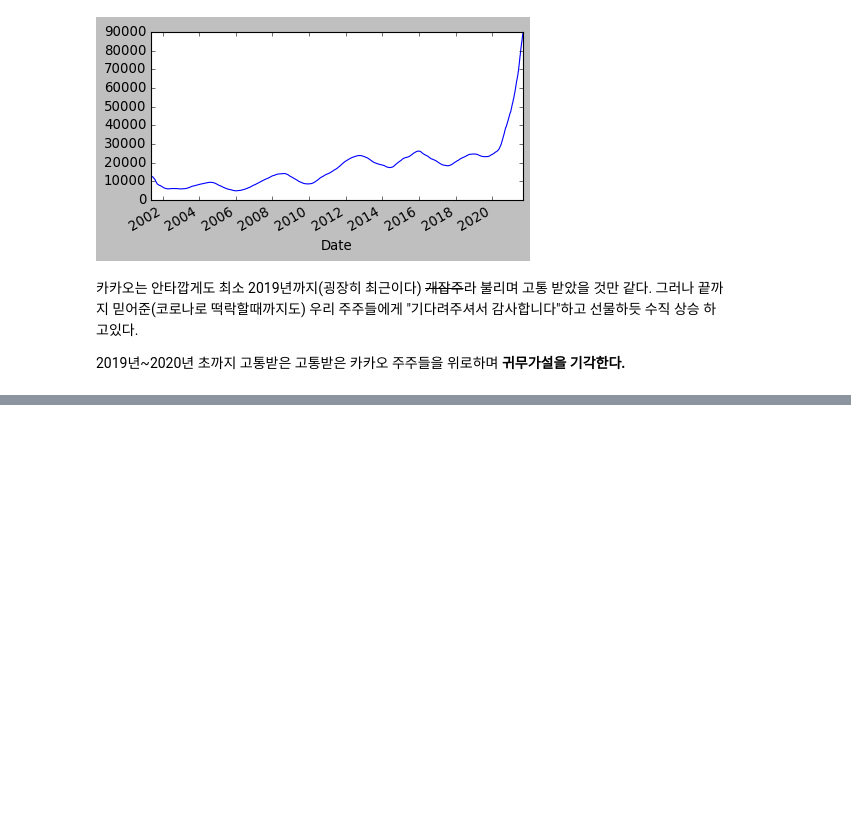
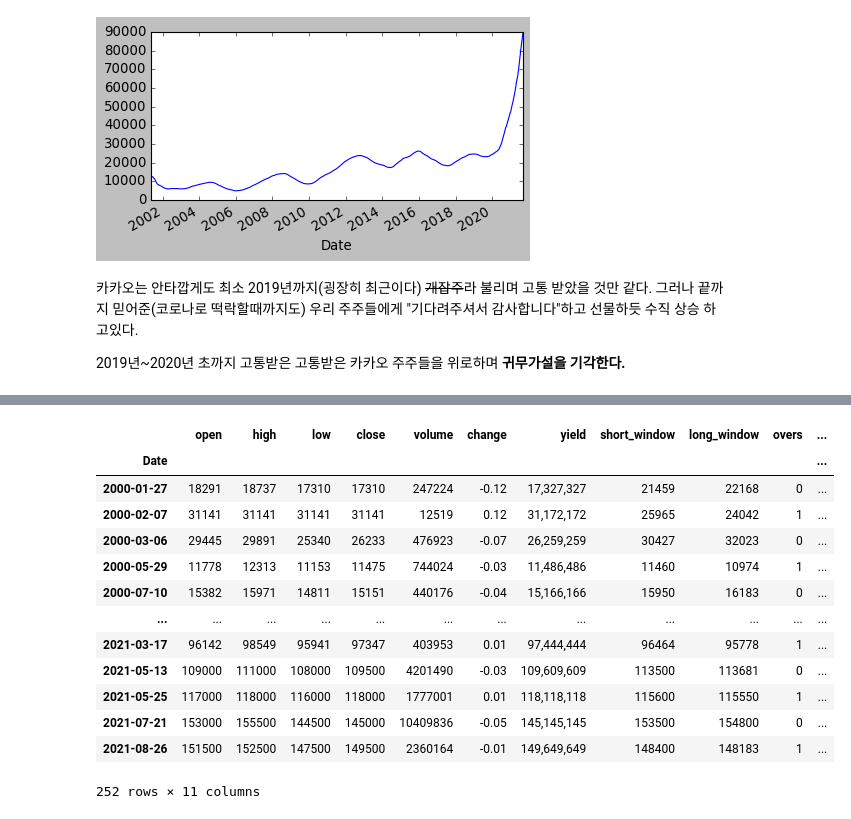
Before and after one commit to sw-song/kaggle-study, a Jupyter notebook: 00_04_backtesting/test.ipynb, the cells around one changed output, grey strips where cells are left out. Drawn from its saved outputs; the diff is of its cells as text; code cells hidden in the pictures; blank space fills up the shorter version.

```diff
--- a/00_04_backtesting/test.ipynb
+++ b/00_04_backtesting/test.ipynb
@@ -157,0 +334,17 @@ kakao_moving_avg_365.plot();
+# %%
+stock_kakao[stock_kakao['signal'] != 0]
+# %% [output]
+|  | open | high | low | close | volume | change | yield | short_window | long_window | overs | ... |
+| Date |  |  |  |  |  |  |  |  |  |  | ... |
+| 2000-01-27 | 18291 | 18737 | 17310 | 17310 | 247224 | -0.12 | 17,327,327 | 21459 | 22168 | 0 | ... |
+| 2000-02-07 | 31141 | 31141 | 31141 | 31141 | 12519 | 0.12 | 31,172,172 | 25965 | 24042 | 1 | ... |
+| 2000-03-06 | 29445 | 29891 | 25340 | 26233 | 476923 | -0.07 | 26,259,259 | 30427 | 32023 | 0 | ... |
+| 2000-05-29 | 11778 | 12313 | 11153 | 11475 | 744024 | -0.03 | 11,486,486 | 11460 | 10974 | 1 | ... |
+| 2000-07-10 | 15382 | 15971 | 14811 | 15151 | 440176 | -0.04 | 15,166,166 | 15950 | 16183 | 0 | ... |
+| ... | ... | ... | ... | ... | ... | ... | ... | ... | ... | ... | ... |
+| 2021-03-17 | 96142 | 98549 | 95941 | 97347 | 403953 | 0.01 | 97,444,444 | 96464 | 95778 | 1 | ... |
+| 2021-05-13 | 109000 | 111000 | 108000 | 109500 | 4201490 | -0.03 | 109,609,609 | 113500 | 113681 | 0 | ... |
+| 2021-05-25 | 117000 | 118000 | 116000 | 118000 | 1777001 | 0.01 | 118,118,118 | 115600 | 115550 | 1 | ... |
+| 2021-07-21 | 153000 | 155500 | 144500 | 145000 | 10409836 | -0.05 | 145,145,145 | 153500 | 154800 | 0 | ... |
+| 2021-08-26 | 151500 | 152500 | 147500 | 149500 | 2360164 | -0.01 | 149,649,649 | 148400 | 148183 | 1 | ... |
+252 rows × 11 columns
```
Also changed, not shown: parts of 29 cells of this notebook.
